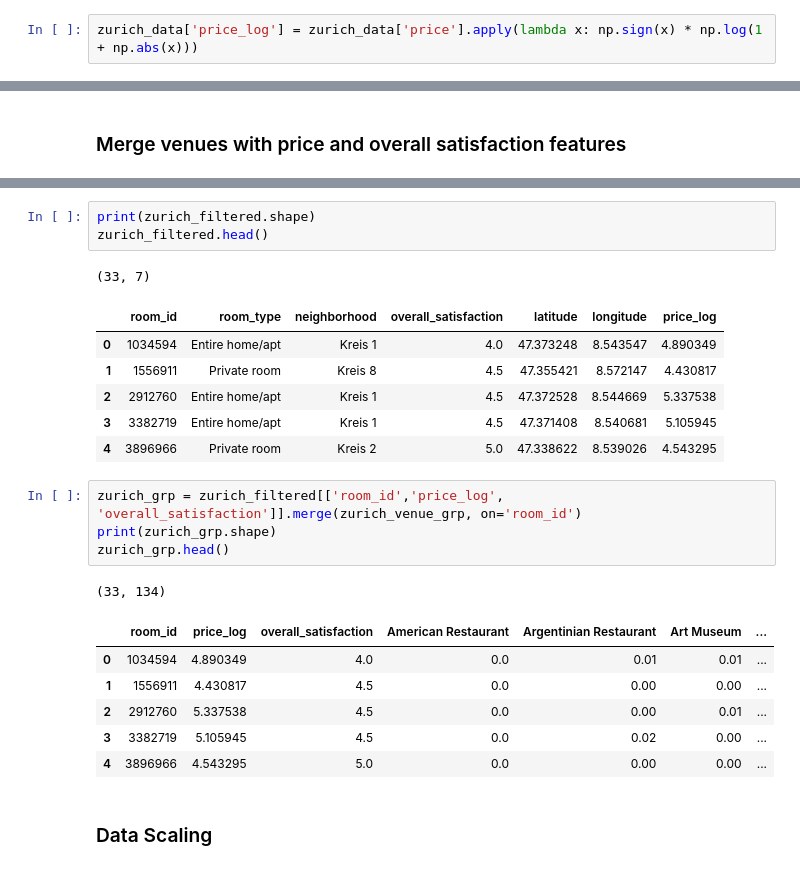
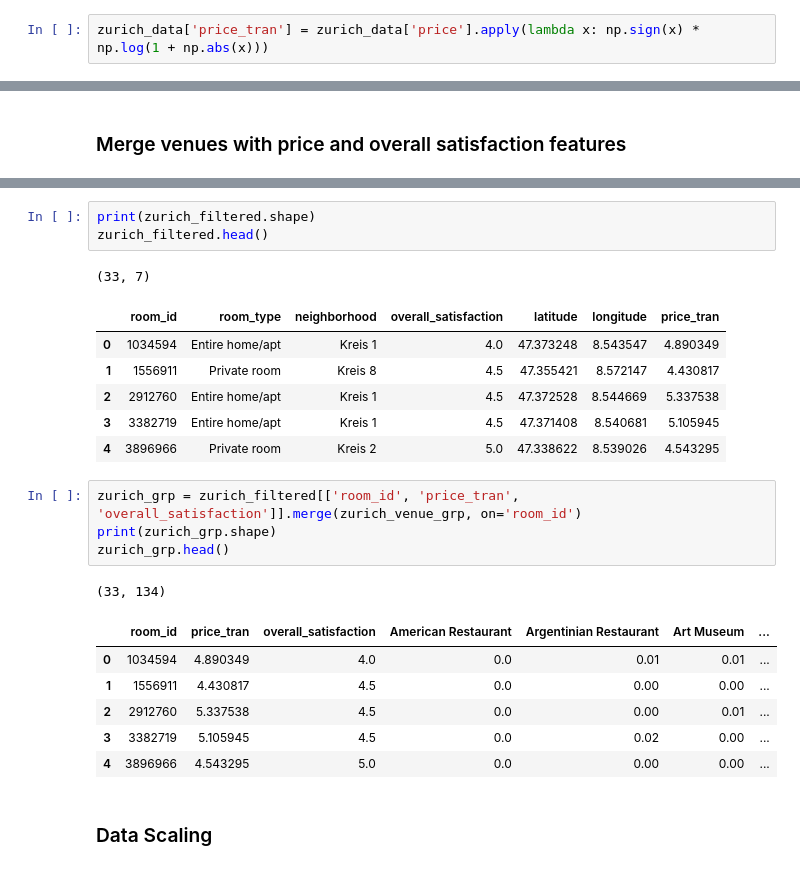
Before and after one commit to georchat/airbnb-listings-recommender, a Jupyter notebook: DP0701EN-Capstone-Project-Notebook.ipynb, the cells around one changed output, grey strips where cells are left out. Drawn from its saved outputs; the diff is of its cells as text.

```diff
--- a/DP0701EN-Capstone-Project-Notebook.ipynb
+++ b/DP0701EN-Capstone-Project-Notebook.ipynb
@@ -335,5 +335,5 @@ plt.show()
 # %% [markdown]
 Price feature is tail heavy, i.e. it extends much farther to the right of the median than to the left. This may make it a bit harder for some ML algorithms to detect patterns. I will try transforming price attribute to a more bell-shaped distribution.
 # %%
-zurich_data['price_log'] = zurich_data['price'].apply(lambda x: np.sign(x) * np.log(1 + np.abs(x)))
+zurich_data['price_tran'] = zurich_data['price'].apply(lambda x: np.sign(x) * np.log(1 + np.abs(x)))
 # %%
@@ -812,19 +812,19 @@ print(zurich_filtered.shape)
 zurich_filtered.head()
 # %% [output]
 (33, 7)
-|  | room_id | room_type | neighborhood | overall_satisfaction | latitude | longitude | price_log |
+|  | room_id | room_type | neighborhood | overall_satisfaction | latitude | longitude | price_tran |
 | 0 | 1034594 | Entire home/apt | Kreis 1 | 4.0 | 47.373248 | 8.543547 | 4.890349 |
 | 1 | 1556911 | Private room | Kreis 8 | 4.5 | 47.355421 | 8.572147 | 4.430817 |
 | 2 | 2912760 | Entire home/apt | Kreis 1 | 4.5 | 47.372528 | 8.544669 | 5.337538 |
 | 3 | 3382719 | Entire home/apt | Kreis 1 | 4.5 | 47.371408 | 8.540681 | 5.105945 |
 | 4 | 3896966 | Private room | Kreis 2 | 5.0 | 47.338622 | 8.539026 | 4.543295 |
 # %%
-zurich_grp = zurich_filtered[['room_id','price_log', 'overall_satisfaction']].merge(zurich_venue_grp, on='room_id')
+zurich_grp = zurich_filtered[['room_id', 'price_tran', 'overall_satisfaction']].merge(zurich_venue_grp, on='room_id')
 print(zurich_grp.shape)
 zurich_grp.head()
 # %% [output]
 (33, 134)
-|  | room_id | price_log | overall_satisfaction | American Restaurant | Argentinian Restaurant | Art Museum | ... |
+|  | room_id | price_tran | overall_satisfaction | American Restaurant | Argentinian Restaurant | Art Museum | ... |
 | 0 | 1034594 | 4.890349 | 4.0 | 0.0 | 0.01 | 0.01 | ... |
 | 1 | 1556911 | 4.430817 | 4.5 | 0.0 | 0.00 | 0.00 | ... |
 | 2 | 2912760 | 5.337538 | 4.5 | 0.0 | 0.00 | 0.01 | ... |
```
Also changed, not shown: parts of 14 cells of this notebook.
